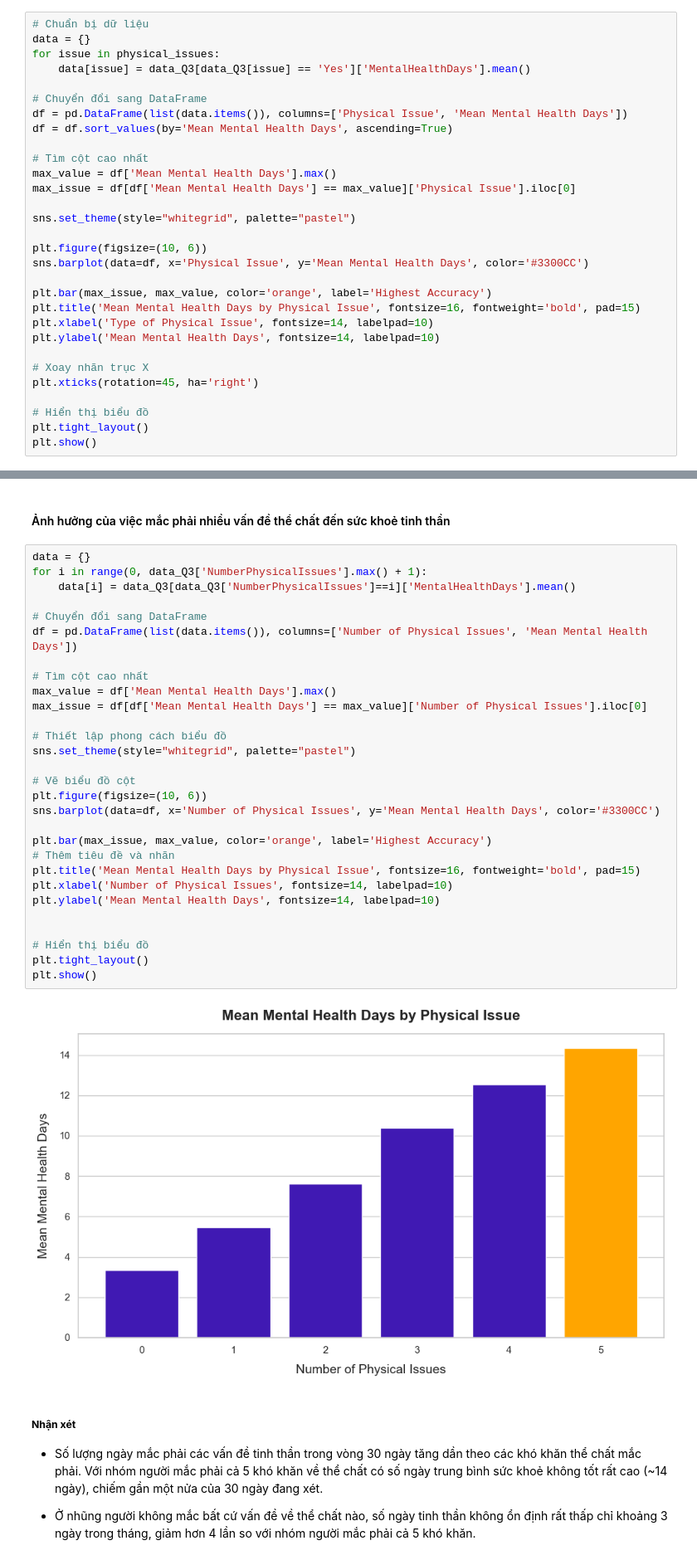
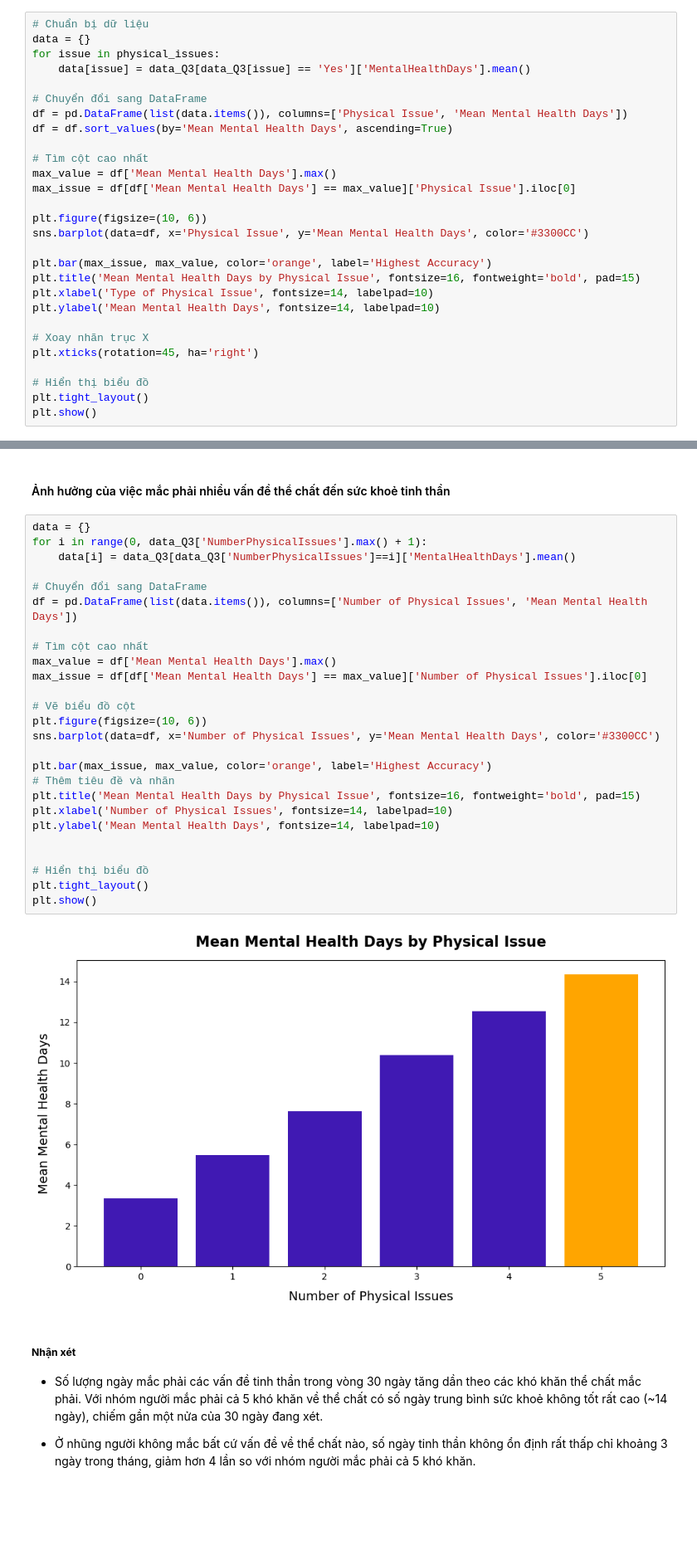
Before and after one commit to HoanggNguyen/LTKHDL_22-21, a Jupyter notebook: P4DS_Final_Project.ipynb, the cells around one changed output, grey strips where cells are left out. Shown at 83% size. Saved outputs shown, nothing was run; the diff lists cells and outputs as text; blank space fills up the shorter version.

```diff
--- a/P4DS_Final_Project.ipynb
+++ b/P4DS_Final_Project.ipynb
@@ -876,8 +876,6 @@ df = df.sort_values(by='Mean Mental Health Days', ascending=True)
 # Tìm cột cao nhất
 max_value = df['Mean Mental Health Days'].max()
 max_issue = df[df['Mean Mental Health Days'] == max_value]['Physical Issue'].iloc[0]
-
-sns.set_theme(style="whitegrid", palette="pastel")
 
 plt.figure(figsize=(10, 6))
 sns.barplot(data=df, x='Physical Issue', y='Mean Mental Health Days', color='#3300CC')
@@ -917,34 +915,31 @@ Còn với nhóm người gặp phải vấn đề khó khăn trong các việc
 # %%
 data = {}
 for i in range(0, data_Q3['NumberPhysicalIssues'].max() + 1):
     data[i] = data_Q3[data_Q3['NumberPhysicalIssues']==i]['MentalHealthDays'].mean()
 
 # Chuyển đổi sang DataFrame
 df = pd.DataFrame(list(data.items()), columns=['Number of Physical Issues', 'Mean Mental Health Days'])
 
 # Tìm cột cao nhất
 max_value = df['Mean Mental Health Days'].max()
 max_issue = df[df['Mean Mental Health Days'] == max_value]['Number of Physical Issues'].iloc[0]
-
-# Thiết lập phong cách biểu đồ
-sns.set_theme(style="whitegrid", palette="pastel")
 
 # Vẽ biểu đồ cột
 plt.figure(figsize=(10, 6))
 sns.barplot(data=df, x='Number of Physical Issues', y='Mean Mental Health Days', color='#3300CC')
 
 plt.bar(max_issue, max_value, color='orange', label='Highest Accuracy')
 # Thêm tiêu đề và nhãn
 plt.title('Mean Mental Health Days by Physical Issue', fontsize=16, fontweight='bold', pad=15)
 plt.xlabel('Number of Physical Issues', fontsize=14, labelpad=10)
 plt.ylabel('Mean Mental Health Days', fontsize=14, labelpad=10)
 
 
 # Hiển thị biểu đồ
 plt.tight_layout()
 plt.show()
 # %% [output]
-[figure, old version]
+[figure, new version]
 # %% [markdown]
 ##### **Nhận xét**
 - Số lượng ngày mắc phải các vấn đề tinh thần trong vòng 30 ngày tăng dần theo các khó khăn thể chất mắc phải. Với nhóm người mắc phải cả 5 khó khăn về thể chất có số ngày trung bình sức khoẻ không tốt rất cao (~14 ngày), chiếm gần một nửa của 30 ngày đang xét.
```
Also changed, not shown: parts of 24 cells of this notebook.
